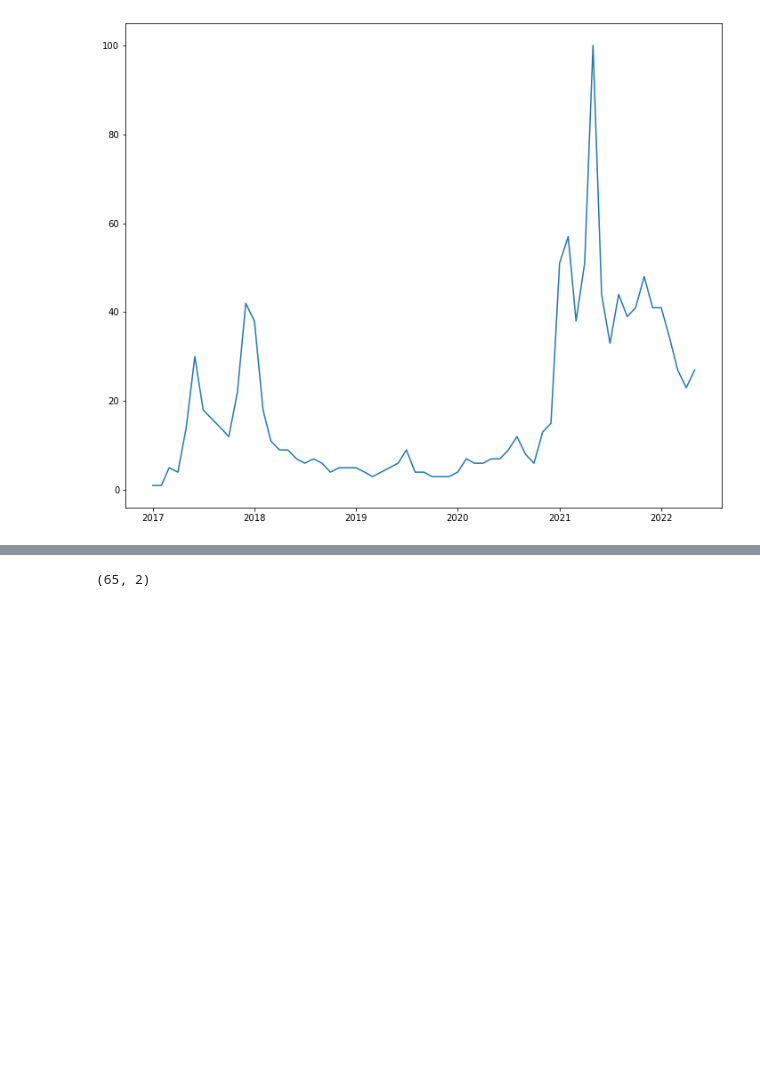
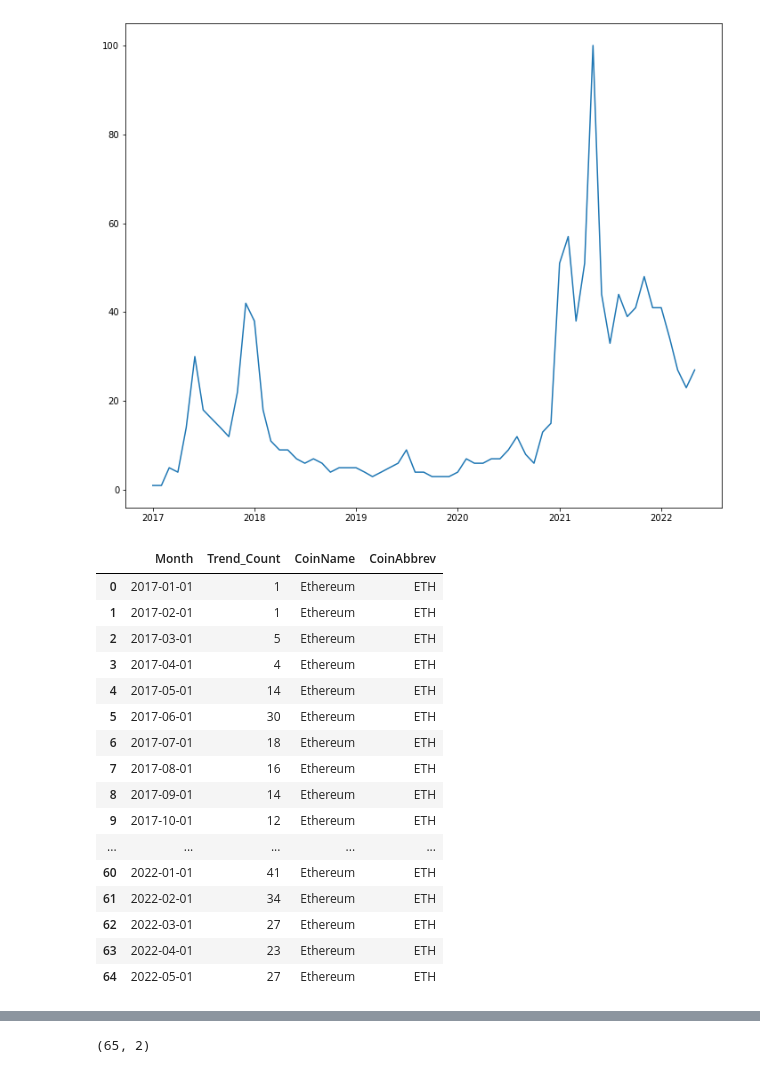
Before and after one commit to mrmoya413/Capstone_RudyMoya, a Jupyter notebook: Notebooks/Rudy_Moya_Capstone.ipynb, the cells around one changed output, grey strips where cells are left out. Drawn from its saved outputs; the diff is of its cells as text; code cells hidden in the pictures; blank space fills up the shorter version.

Commit message:
Created tables that isolate the areas that are showing when a certain coin was trending most

```diff
--- a/Notebooks/Rudy_Moya_Capstone.ipynb
+++ b/Notebooks/Rudy_Moya_Capstone.ipynb
@@ -314,3 +319,27 @@ plt.plot(x, y)
 plt.show()
 # %% [output]
 [figure]
+# %%
+googleethereum1
+## This coin has some interesting jumps.  I'm pulling 2 data points to focus on:
+## 6-1-17 it jumped up
+## 12-1-17 - 1-1-18 another quick jump.  I think this one has to do with bitcoin, because they seem to show a jump during the 1/2018 timeframe.
+## 12-1-20 - 5-1-22 it jumped up starting around this time and stayed at a higher rate.  Interesting.
+# %% [output]
+|  | Month | Trend_Count | CoinName | CoinAbbrev |
+| 0 | 2017-01-01 | 1 | Ethereum | ETH |
+| 1 | 2017-02-01 | 1 | Ethereum | ETH |
+| 2 | 2017-03-01 | 5 | Ethereum | ETH |
+| 3 | 2017-04-01 | 4 | Ethereum | ETH |
+| 4 | 2017-05-01 | 14 | Ethereum | ETH |
+| 5 | 2017-06-01 | 30 | Ethereum | ETH |
+| 6 | 2017-07-01 | 18 | Ethereum | ETH |
+| 7 | 2017-08-01 | 16 | Ethereum | ETH |
+| 8 | 2017-09-01 | 14 | Ethereum | ETH |
+| 9 | 2017-10-01 | 12 | Ethereum | ETH |
+| ... | ... | ... | ... | ... |
+| 60 | 2022-01-01 | 41 | Ethereum | ETH |
+| 61 | 2022-02-01 | 34 | Ethereum | ETH |
+| 62 | 2022-03-01 | 27 | Ethereum | ETH |
+| 63 | 2022-04-01 | 23 | Ethereum | ETH |
+| 64 | 2022-05-01 | 27 | Ethereum | ETH |
```
Also changed, not shown: parts of 34 cells of this notebook.
